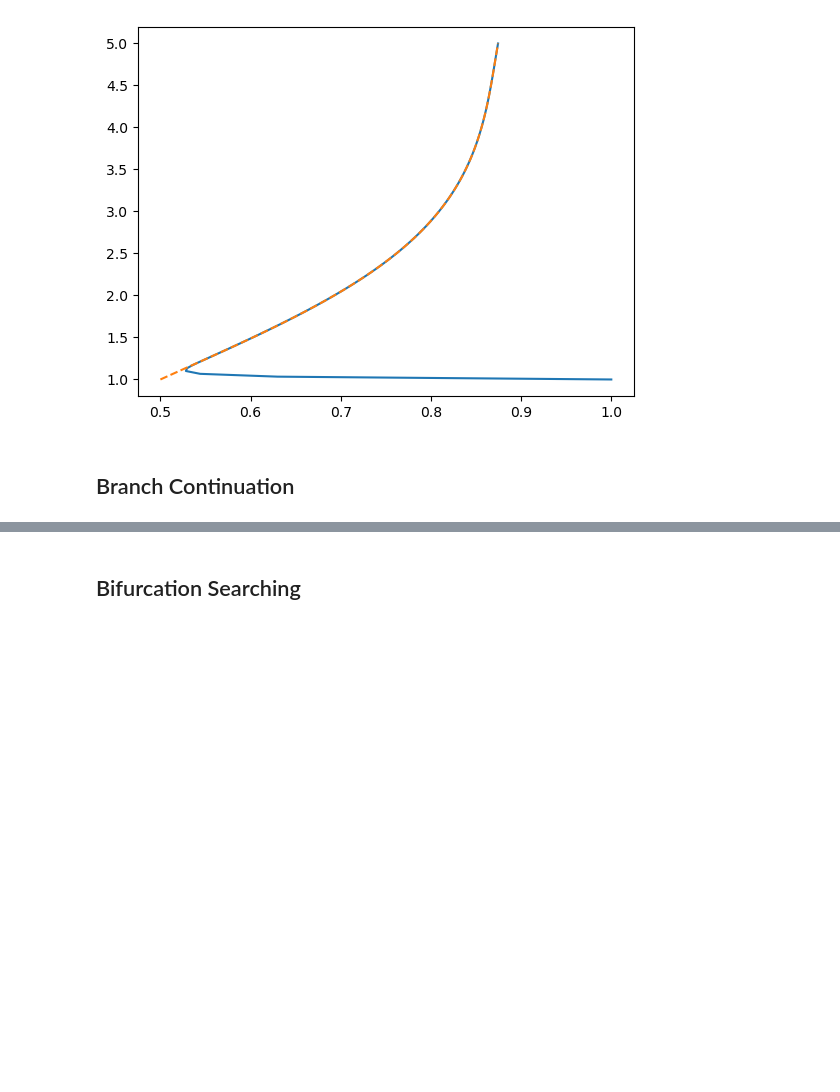
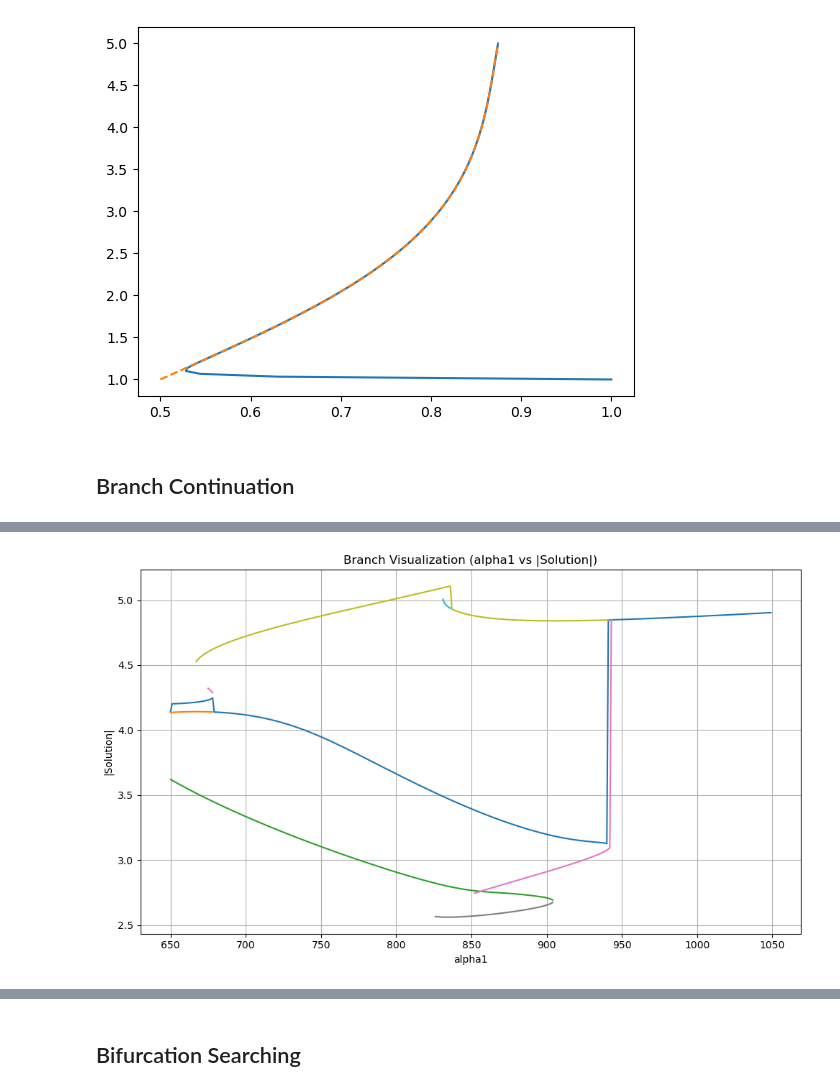
Before and after one commit to mjt257/SSWs, a Jupyter notebook: notebooks/steady_states_searching.ipynb, the cells around one changed output, grey strips where cells are left out. Drawn from its saved outputs; the diff is of its cells as text; code cells hidden in the pictures; blank space fills up the shorter version.

```diff
--- a/notebooks/steady_states_searching.ipynb
+++ b/notebooks/steady_states_searching.ipynb
@@ -199,7 +174,13 @@ F_k_vector = np.vectorize(F_k)(R, zg, k)
 T_k_integrable = Li * dz
 T_1_integrable = oc * dz
 
-params = {'hat_Sk': 200, 'kappa': 10, 'hat_delta': 0.05, 'gamma': 1, 'T_k': T_k_integrable, 'T_1': T_1_integrable, 'F_k': F_k_vector, 'Delta_E': Delta_E, 'N': N}
+params = {'hat_Sk': S_hat, 'kappa': kappa, 'hat_delta': 0.06, 'gamma': gamma, 'T_k': T_k_integrable, 'T_1': T_1_integrable, 'F_k': F_k_vector, 'Delta_E': Delta_E, 'N': N}
+# %%
+test_continuation_start = test_continuation_cache #np.load(f'../data_cache/potential3soluationsatS_hat={S_hat}kappa={kappa}delta_hat={delta_hat}.npz')['test_continuation']
+branches = []
+for i, branch in enumerate(test_continuation_start):
+    initial_sol = sorted(list(branch.solutions), key=lambda x: x.alpha1)[-1].__copy__()
+    branches.append(Branch(i, initial_sol))
 # %%
 test_continuation = multiple_branch_continuation_2D(
     [initial_branch],
@@ -207,10 +188,10 @@ test_continuation = multiple_branch_continuation_2D(
     0,
     1,
     params,
-    n_starts=20,
+    n_starts=100,
     sweep_range = None,
-    tol_new=1e-6,
-    solver_tol = 1e-10
+    tol_new=1e-4,
+    solver_tol = None
 )
 # %% [output]
 ===== 2D Continuation step 1 =====
@@ -218,0 +260,4 @@ test_continuation = multiple_branch_continuation_2D(
+# %%
+visualize_branches(test_continuation)
+# %% [output]
+[figure, added]
```
Also changed, not shown: parts of 18 cells of this notebook, 2 other files.
